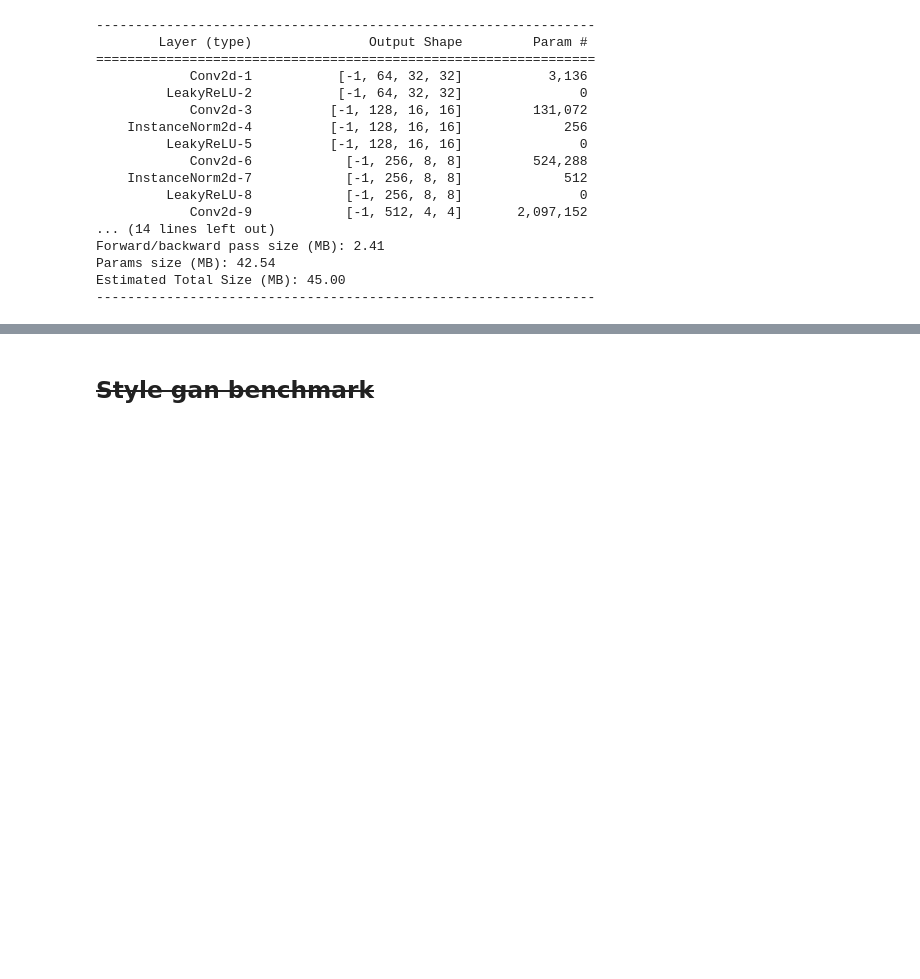
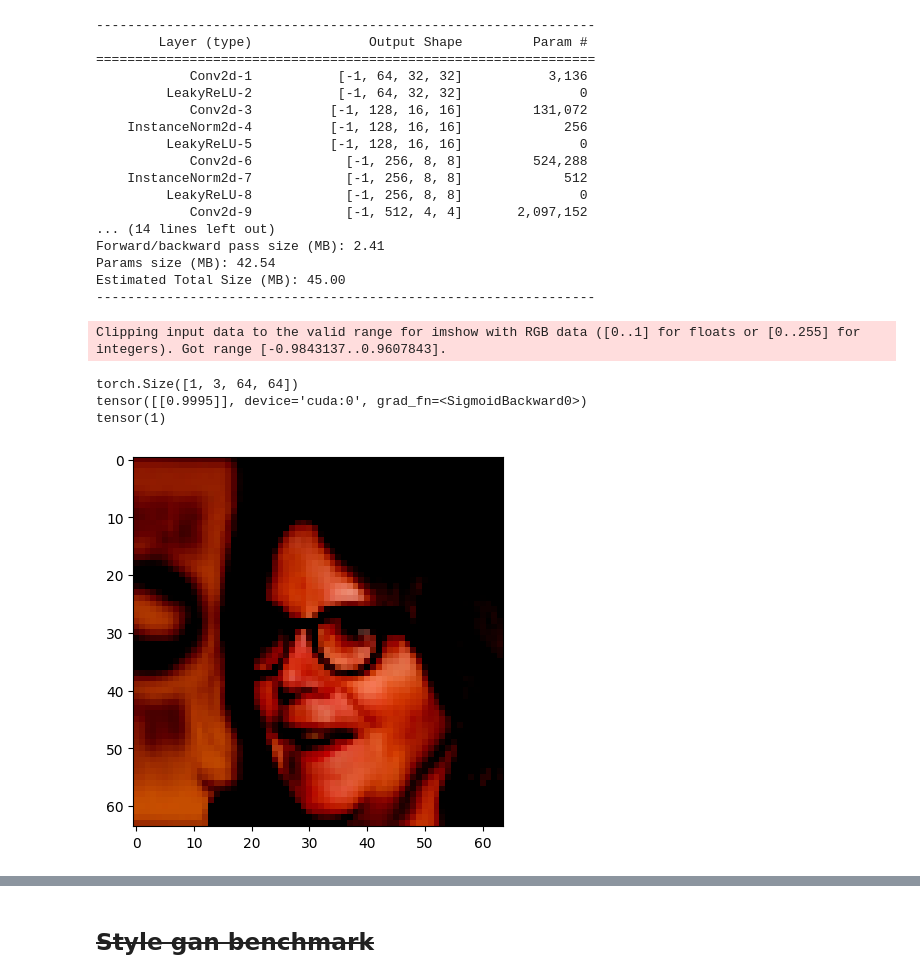
Before and after one commit to sanyamjain0315/generated-image-detection, a Jupyter notebook: WGAN.ipynb, the cells around one changed output, grey strips where cells are left out. Saved outputs shown, nothing was run; the diff lists cells and outputs as text; code cells hidden in the pictures; blank space fills up the shorter version.

```diff
--- a/WGAN.ipynb
+++ b/WGAN.ipynb
@@ -445,6 +481,23 @@ Forward/backward pass size (MB): 2.41
 Params size (MB): 42.54
 Estimated Total Size (MB): 45.00
 ----------------------------------------------------------------
+# %%
+for i, labels in test_loader:
+    image = i[10]
+    plt.imshow(image.permute(1, 2, 0))
+    label = labels[10]
+    image = image[None,:,:,:]
+    image = image.to(device)
+    print(image.shape)
+    print(critic(image))
+    print(label)
+    break
+# %% [output]
+Clipping input data to the valid range for imshow with RGB data ([0..1] for floats or [0..255] for integers). Got range [-0.9843137..0.9607843].
+torch.Size([1, 3, 64, 64])
+tensor([[0.9995]], device='cuda:0', grad_fn=<SigmoidBackward0>)
+tensor(1)
+[figure, added]
 # %%
 optimizer = optim.Adam(critic.parameters(), lr=LEARNING_RATE, betas=(0.0, 0.9))
 criterion = nn.BCELoss()
```
Also changed, not shown: parts of 7 cells of this notebook, 3 other files.
